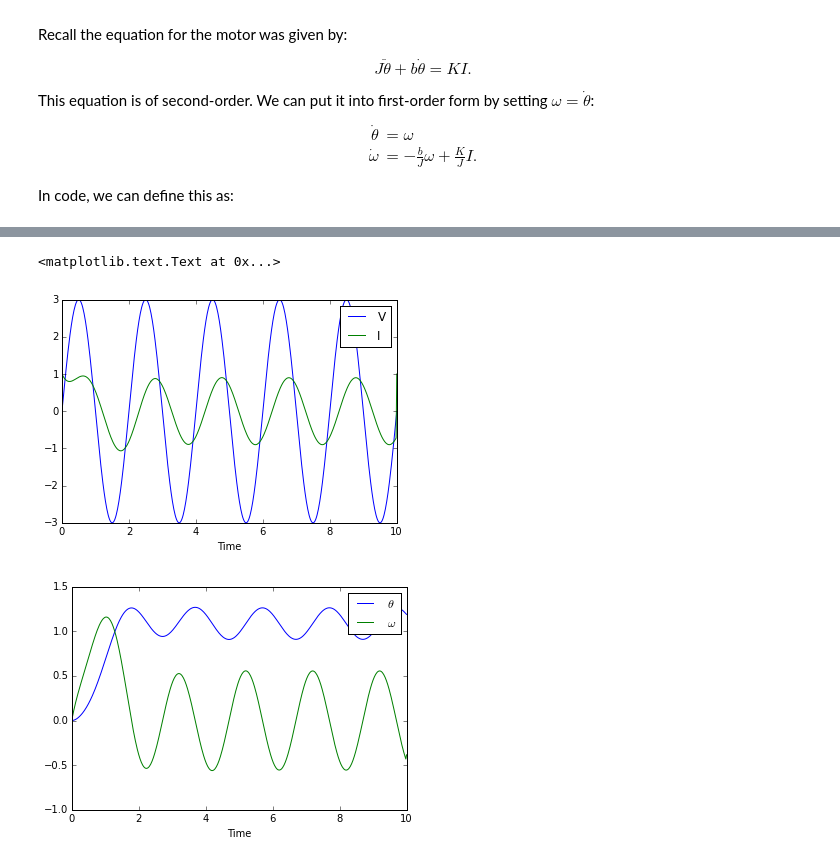
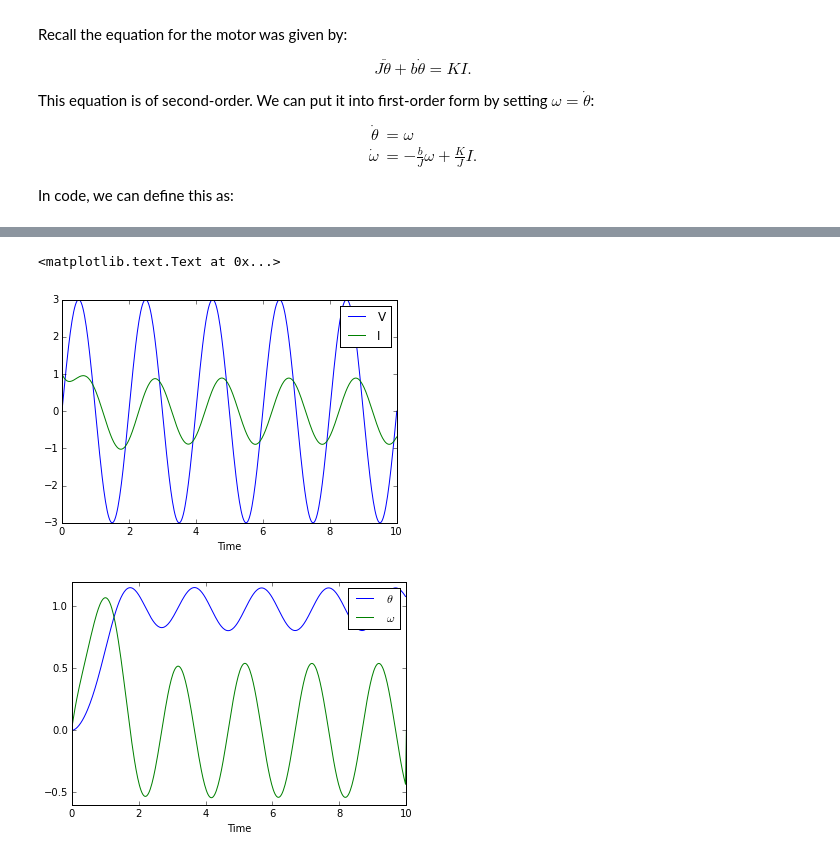
Before and after one commit to HRClab/SimInterface, a Jupyter notebook: introductionToSystems.ipynb, the cells around one changed output, grey strips where cells are left out. Saved outputs shown, nothing was run; the diff lists cells and outputs as text; code cells hidden in the pictures.

Commit message:
fixed graph display

```diff
--- a/introductionToSystems.ipynb
+++ b/introductionToSystems.ipynb
@@ -35,7 +35,7 @@ L = SI.Parameter(label='L',data=1.0)
 R = SI.Parameter(label='R',data=2.0)
 K = SI.Parameter(label='K',data=1.0)
 J = SI.Parameter(label='J',data=.5)
-b = SI.Parameter(label='b',data=.4)
+b = SI.Parameter(label='b',data=.5)
 # %% [markdown]
 Every parameter instance has a Pandas dataframe attribute `.data`:
 # %%
@@ -50,7 +50,7 @@ The voltage, $V$ is an exogenous input signal. We will take it to be a sinusoid
 
 To define a `Signal`, we enter both the `data`, as well as time-stamps for the data. This is so that we know what time $V(t)$ takes a particular value.
 # %%
-Time = np.linspace(0,10,501)
+Time = np.linspace(0,10,401)
 Vsig = 3 * np.sin(np.pi * Time)
 V = SI.Signal(label='V',data=Vsig,TimeStamp=Time)
 # %% [markdown]
@@ -211,29 +211,29 @@ Sys.graph
 # %% [output]
 [drawing not drawn]
 # %%
-Integrator = integ.ode(Sys.VectorField)
-Integrator.set_integrator('dopri5').set_initial_value(Sys.InitialState,0.0)
+IntegratorTotal = integ.ode(Sys.VectorField)
+IntegratorTotal.set_integrator('dopri5').set_initial_value(Sys.InitialState,0.0)
 
 X = np.zeros((len(Time),len(Sys.InitialState)))
 for k in range(len(Time)):
     t = Time[k]
-    x = Integrator.integrate(t)
+    x = IntegratorTotal.integrate(t)
     X[k] = x
 
 Sys.UpdateSignals(Time,X)
 
 plt.figure()
 hV = plt.plot(Time,V.data,label='V')[0]
 hI = plt.plot(Time,I.data,label='I')[0]
 plt.legend(handles=(hV,hI))
 plt.xlabel('Time')
 
 plt.figure()
 hTheta = plt.plot(Time,theta.data,label=R'$\theta$')[0]
 hOmega = plt.plot(Time,omega.data,label='$\omega$')[0]
 plt.legend(handles=(hTheta,hOmega))
 plt.xlabel('Time')
 # %% [output]
 <matplotlib.text.Text at 0x...>
 [figure]
-[figure, old version]
+[figure, new version]
```
Also changed, not shown: parts of 2 cells of this notebook, 1 other file.
